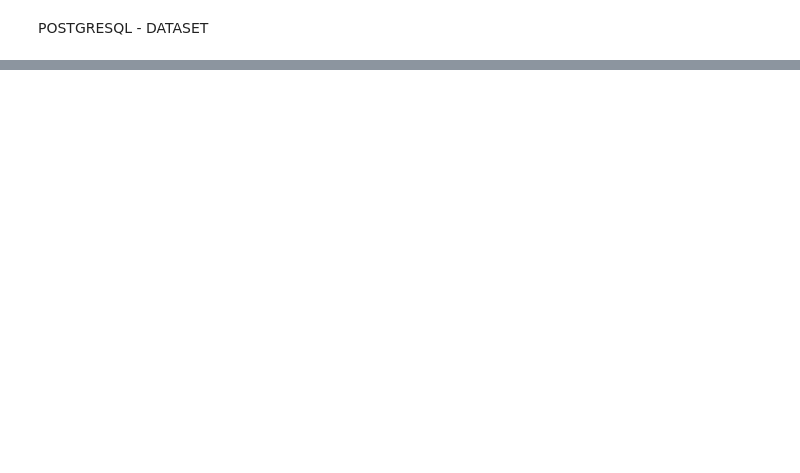
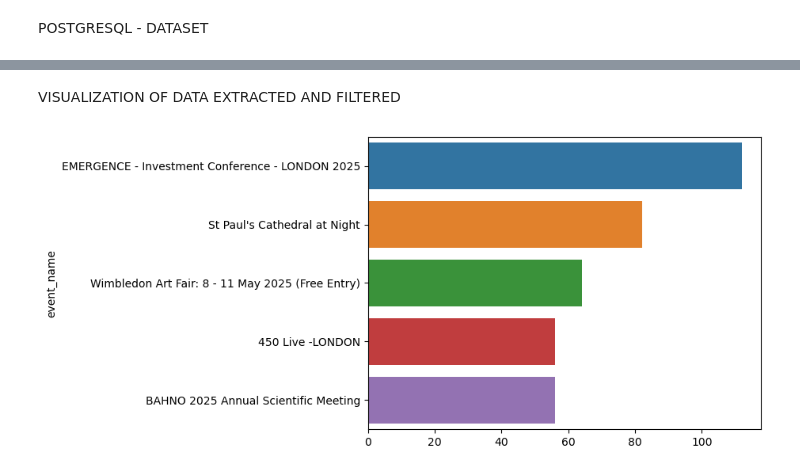
Before and after one commit to maansesharma/london-events-, a Jupyter notebook: my_data_set.ipynb, the cells around one changed output, grey strips where cells are left out. Saved outputs shown, nothing was run; the diff lists cells and outputs as text; code cells hidden in the pictures; blank space fills up the shorter version.

```diff
--- a/my_data_set.ipynb
+++ b/my_data_set.ipynb
@@ -369,0 +216,4 @@ memory usage: 162.9+ KB
+# %%
+dd = data.dropna()   #DROPPING THE NULL VALUE
+# %%
+dd = dd.drop(columns = 'date')   #FILTERED DATA
@@ -369,0 +237,3 @@ memory usage: 162.9+ KB
+# %%
+dd['category'] = "events"    # ADDING THE CARTEGORY OF MY DATSET
+dd
@@ -395,0 +286,2 @@ conn = sqlalchemy.connect
+# %% [markdown]
+VISUALIZATION OF DATA EXTRACTED AND FILTERED
@@ -395,0 +292,7 @@ conn = sqlalchemy.connect
+# %%
+#TOP FIVE EVENT WITH COUNT
+top_event_names = dd['event_name'].value_counts().head(5)
+sns.barplot(x = top_event_names.values , y = top_event_names.index)
+plt.show()
+# %% [output]
+[figure, added]
```
Also changed, not shown: parts of 49 cells of this notebook, 1 other file.
